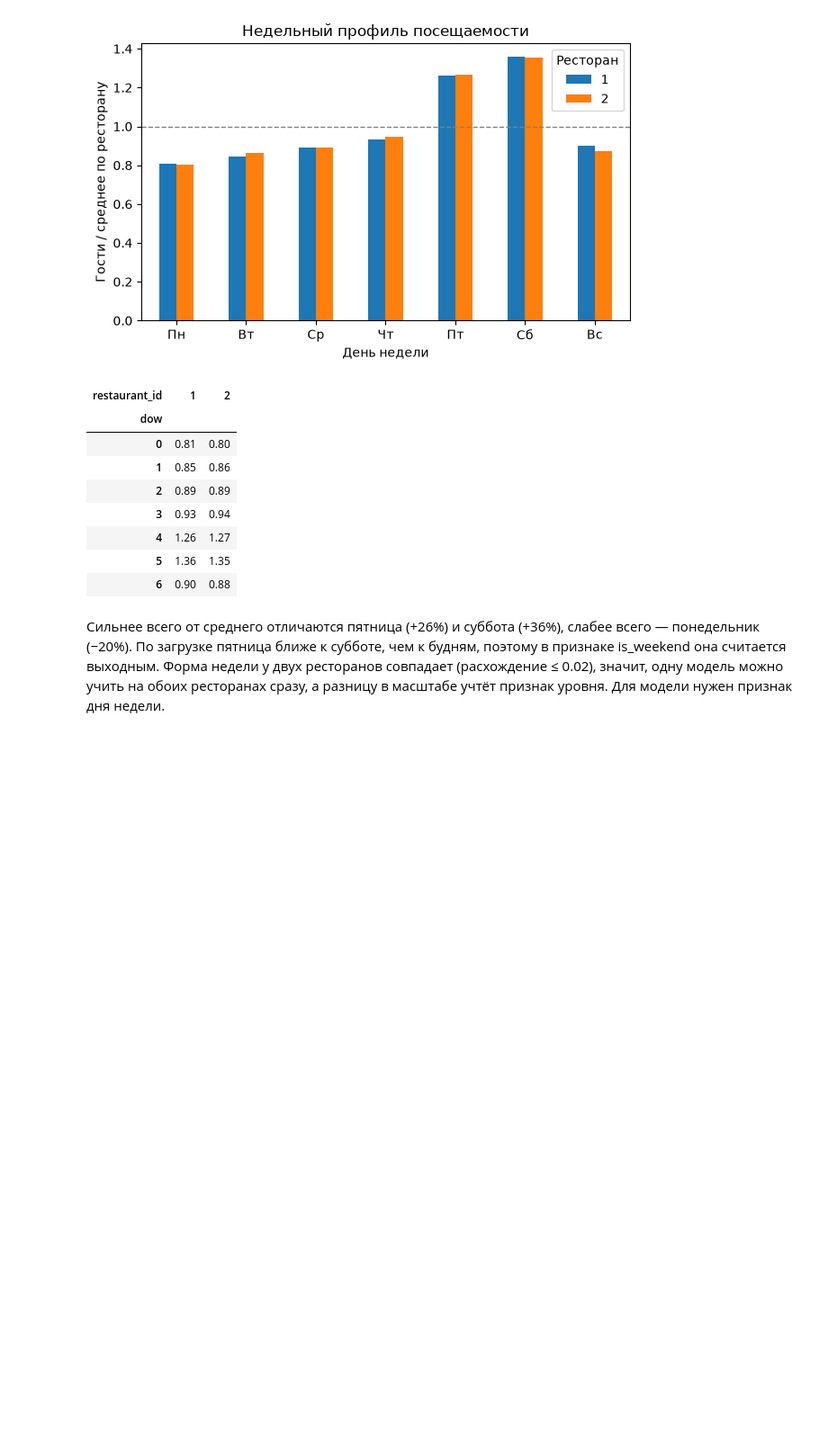
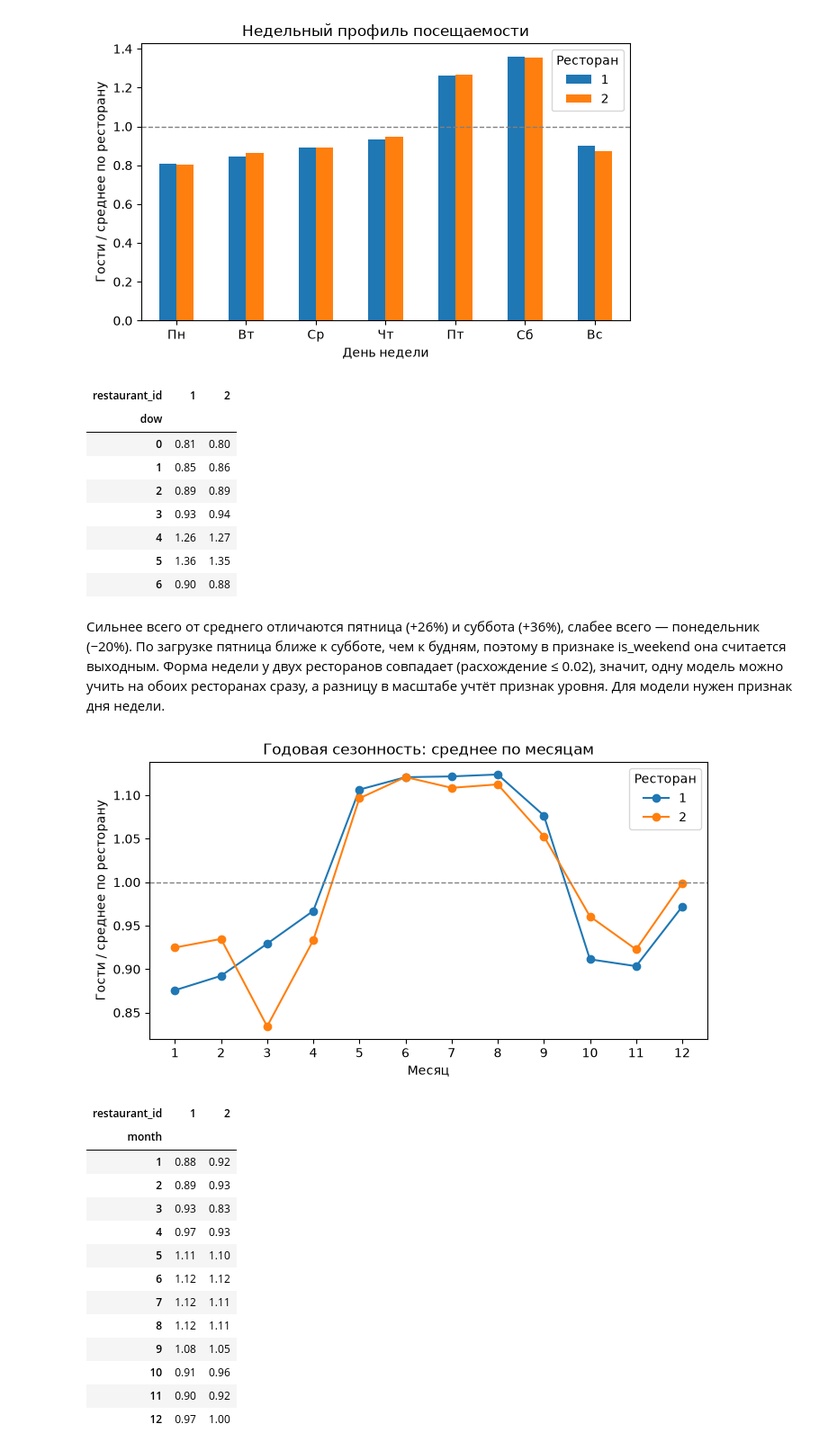
Before and after one commit to VixEDvit/coperto-forecast, a Jupyter notebook: notebooks/01_eda.ipynb, the cells around one changed output. Shown at 90% size. Cells and saved outputs as stored; diff of their text form; code cells hidden in the pictures; blank space fills up the shorter version.

```diff
--- a/notebooks/01_eda.ipynb
+++ b/notebooks/01_eda.ipynb
@@ -89,3 +89,36 @@ profile.round(2)
 | 6 | 0.90 | 0.88 |
 # %% [markdown]
 Сильнее всего от среднего отличаются пятница (+26%) и суббота (+36%), слабее всего — понедельник (−20%). По загрузке пятница ближе к субботе, чем к будням, поэтому в признаке is_weekend она считается выходным. Форма недели у двух ресторанов совпадает (расхождение ≤ 0.02), значит, одну модель можно учить на обоих ресторанах сразу, а разницу в масштабе учтёт признак уровня. Для модели нужен признак дня недели.
+# %%
+open_days["month"] = open_days["date"].dt.month
+
+month_profile = open_days.groupby(["restaurant_id", "month"])["guests"].mean().unstack(0)
+month_profile = month_profile / month_profile.mean()
+
+fig, ax = plt.subplots(figsize=(8, 4))
+month_profile.plot(marker="o", ax=ax)
+ax.axhline(1, color="gray", linestyle="--", linewidth=1)
+ax.set_xticks(range(1, 13))
+ax.set_title("Годовая сезонность: среднее по месяцам")
+ax.set_xlabel("Месяц")
+ax.set_ylabel("Гости / среднее по ресторану")
+ax.legend(title="Ресторан")
+plt.show()
+
+month_profile.round(2)
+# %% [output]
+[figure, added]
+| restaurant_id | 1 | 2 |
+| month |  |  |
+| 1 | 0.88 | 0.92 |
+| 2 | 0.89 | 0.93 |
+| 3 | 0.93 | 0.83 |
+| 4 | 0.97 | 0.93 |
+| 5 | 1.11 | 1.10 |
+| 6 | 1.12 | 1.12 |
+| 7 | 1.12 | 1.11 |
+| 8 | 1.12 | 1.11 |
+| 9 | 1.08 | 1.05 |
+| 10 | 0.91 | 0.96 |
+| 11 | 0.90 | 0.92 |
+| 12 | 0.97 | 1.00 |
```
Also changed, not shown: parts of 9 cells of this notebook.
